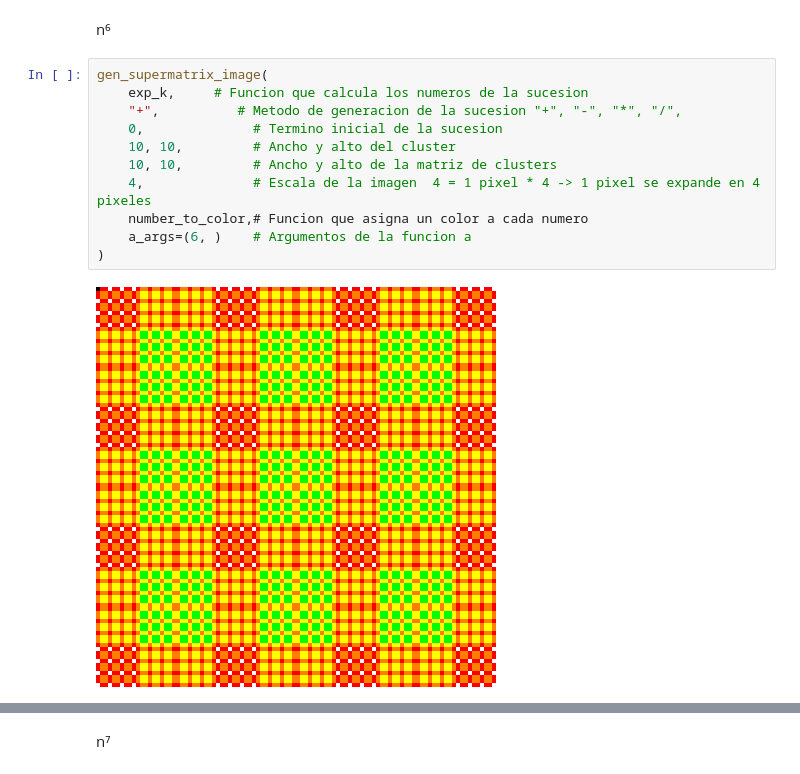
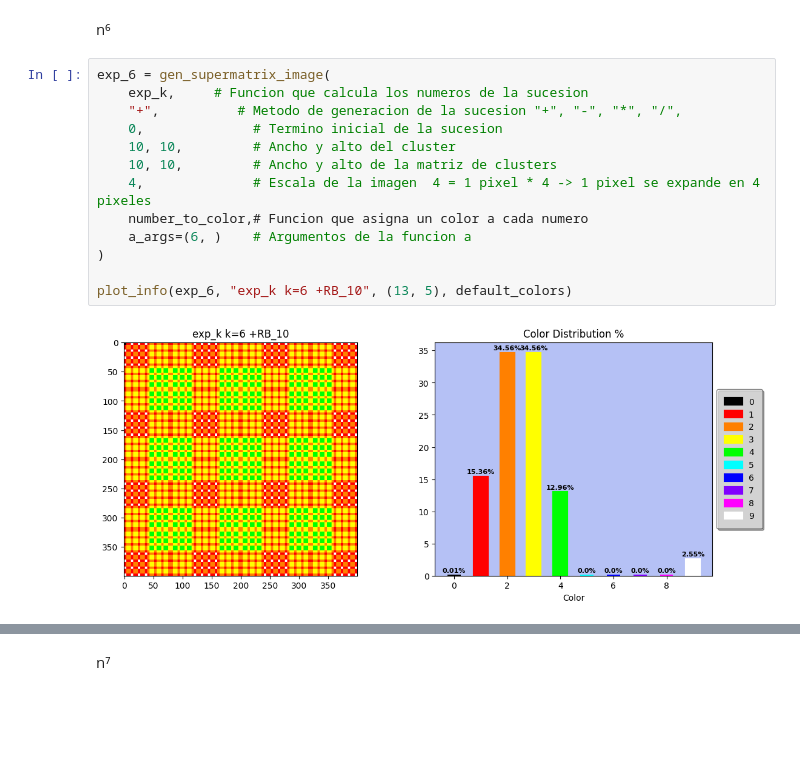
Before and after one commit to Dnllns/B10_clustering, a Jupyter notebook: B10_clustering.ipynb, the cells around one changed output, grey strips where cells are left out. Saved outputs shown, nothing was run; the diff lists cells and outputs as text; blank space fills up the shorter version.

```diff
--- a/B10_clustering.ipynb
+++ b/B10_clustering.ipynb
@@ -1273,15 +1372,17 @@ gen_supermatrix_image(
 # %% [markdown]
 n⁶
 # %%
-gen_supermatrix_image(
+exp_6 = gen_supermatrix_image(
     exp_k,     # Funcion que calcula los numeros de la sucesion
     "+",          # Metodo de generacion de la sucesion "+", "-", "*", "/",
     0,              # Termino inicial de la sucesion
     10, 10,         # Ancho y alto del cluster
     10, 10,         # Ancho y alto de la matriz de clusters
     4,              # Escala de la imagen  4 = 1 pixel * 4 -> 1 pixel se expande en 4 pixeles
     number_to_color,# Funcion que asigna un color a cada numero
     a_args=(6, )    # Argumentos de la funcion a
 )
+
+plot_info(exp_6, "exp_k k=6 +RB_10", (13, 5), default_colors)
 # %% [output]
-[figure, old version]
+[figure, new version]
```
Also changed, not shown: parts of 46 cells of this notebook, 1 other file.
